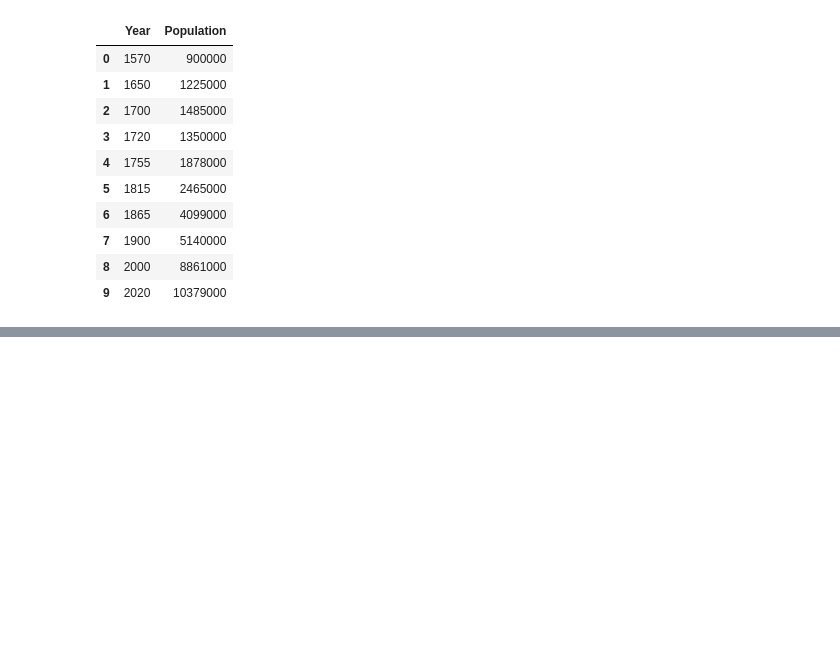
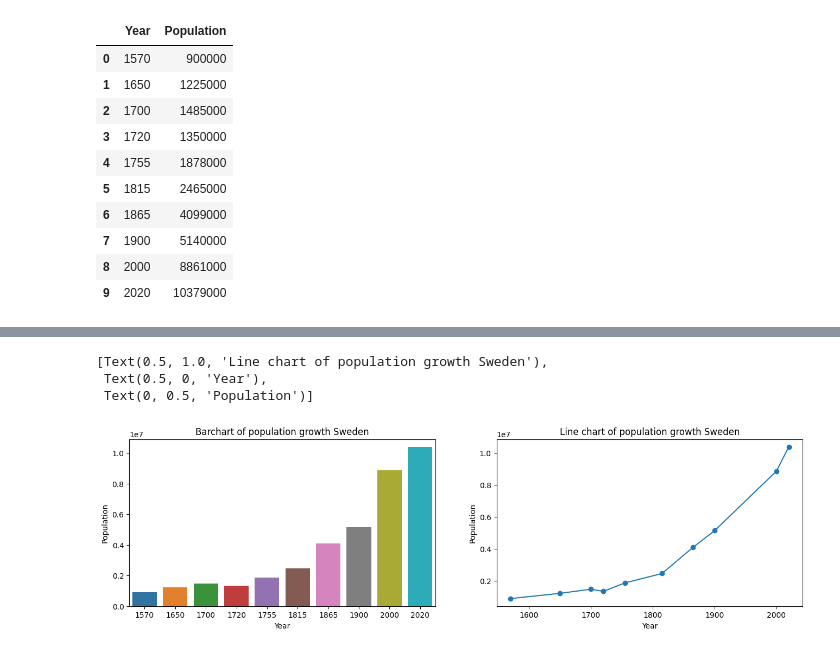
Before and after one commit to jvesand/data-processing-johan-sandberg, a Jupyter notebook: Exercises/E03_merging.ipynb, the cells around one changed output, grey strips where cells are left out. Cells and saved outputs as stored; diff of their text form; code cells hidden in the pictures; blank space fills up the shorter version.

```diff
--- a/Exercises/E03_merging.ipynb
+++ b/Exercises/E03_merging.ipynb
@@ -3,15 +3,15 @@
 # %%
 import pandas as pd
 
-swe_table = pd.read_html(
+df_swe = pd.read_html(
     "https://sv.wikipedia.org/wiki/Sveriges_demografi",
     match="Promille",
     header=1,
 )[0]
-swe_table = swe_table.iloc[:-1, :-2]
-swe_table.rename({"Vid utgången av år": "Year", "Folkmängd": "Population"}, axis=1, inplace=True)
+df_swe = df_swe.iloc[:-1, :-2]
+df_swe.rename({"Vid utgången av år": "Year", "Folkmängd": "Population"}, axis=1, inplace=True)
 
-swe_table
+df_swe
 # %% [output]
 |  | Year | Population |
 | 0 | 1570 | 900 000 |
@@ -32,13 +32,13 @@ Population    object
 dtype: object
 # %%
 # convert year to int
-swe_table["Year"] = swe_table["Year"].astype(int)
+df_swe["Year"] = df_swe["Year"].astype(int)
 
 # conversion of Population to date fails because of whitespace (\xa0)
 #\xa0 is treated as whitespace in the \s set
-swe_table["Population"] = swe_table["Population"].replace(to_replace = "\s", value = "", regex=True).astype(int)
+df_swe["Population"] = df_swe["Population"].replace(to_replace = "\s", value = "", regex=True).astype(int)
 
-swe_table
+df_swe
 # %% [output]
 |  | Year | Population |
 | 0 | 1570 | 900000 |
@@ -74,0 +62,16 @@ ax.plot(swe_table)
+# %%
+import matplotlib.pyplot as plt
+import seaborn as sns
+
+fig, ax = plt.subplots(1,2, figsize=(16,4))
+
+sns.barplot(df_swe, x = "Year", y = "Population", ax=ax[0])
+ax[0].set(title="Barchart of population growth Sweden")
+
+ax[1].plot("Year", "Population", "-o", data=df_swe)
+ax[1].set(title="Line chart of population growth Sweden", xlabel="Year", ylabel="Population");
+# %% [output]
+[Text(0.5, 1.0, 'Line chart of population growth Sweden'),
+ Text(0.5, 0, 'Year'),
+ Text(0, 0.5, 'Population')]
+[figure, added]
```
Also changed, not shown: parts of 30 cells of this notebook, 1 other file.
